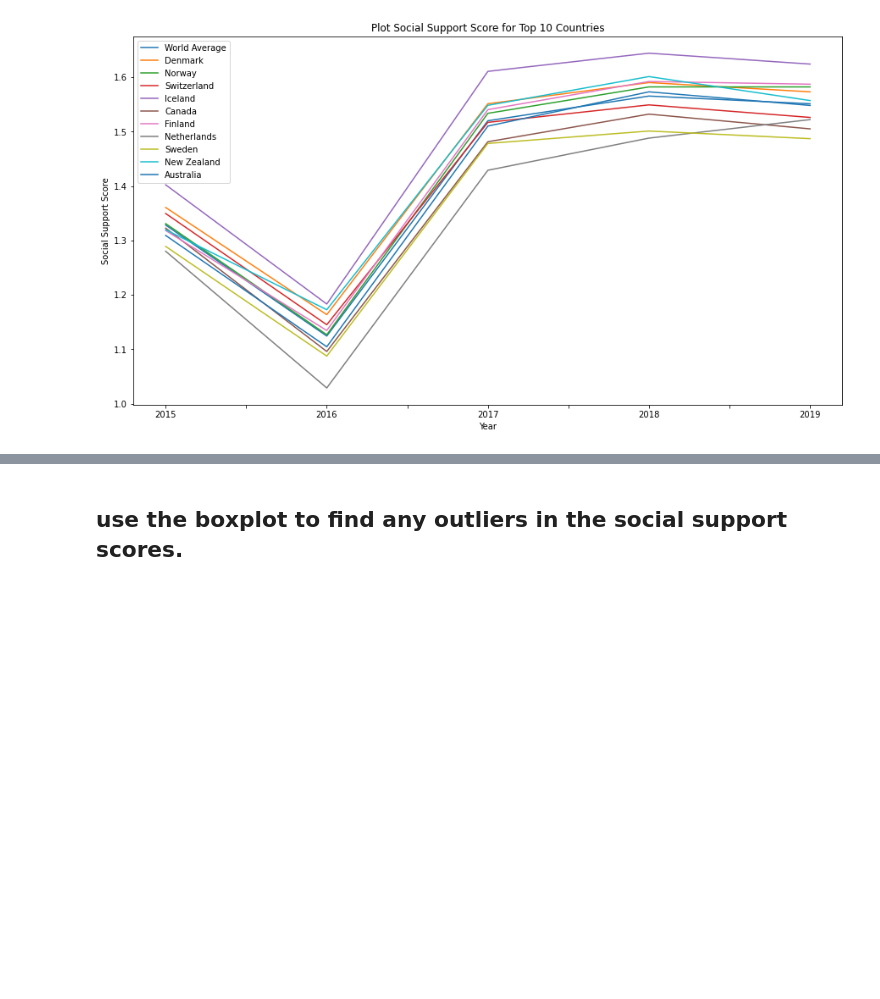
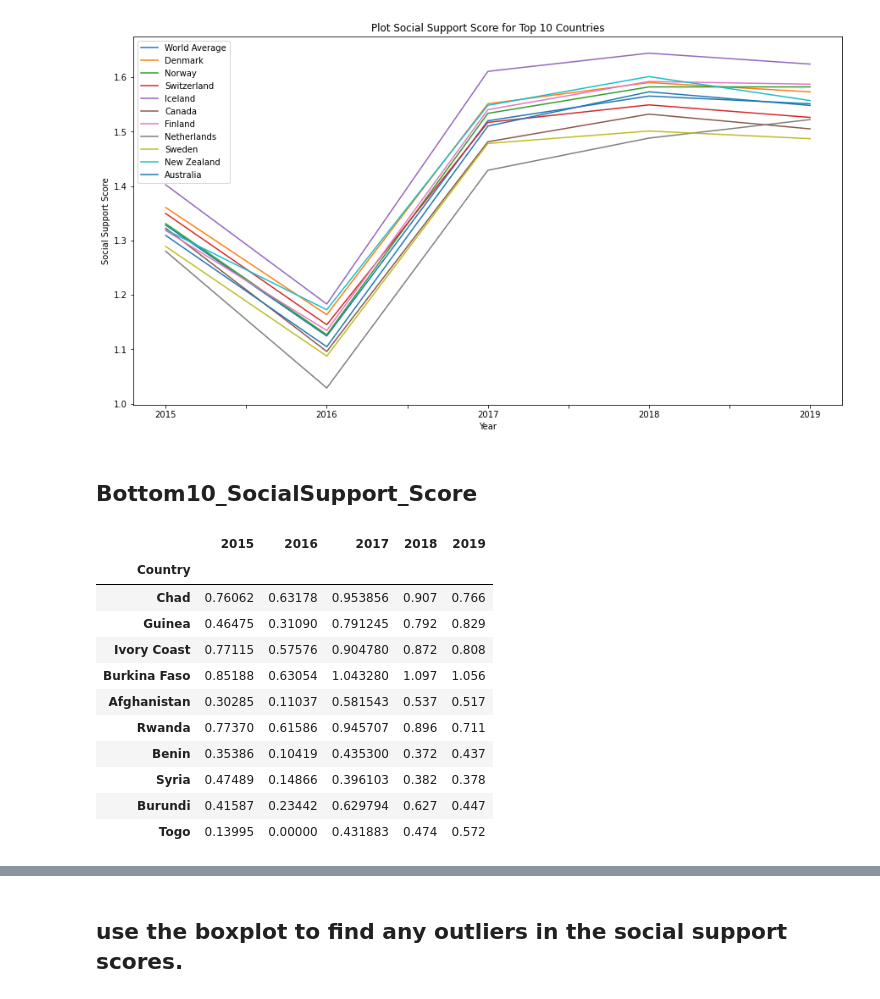
Before and after one commit to reginesgit/Factors-Contributing-to-a-Countrys-Happiness, a Jupyter notebook: family/Family_Final.ipynb, the cells around one changed output, grey strips where cells are left out. Drawn from its saved outputs; the diff is of its cells as text; code cells hidden in the pictures; blank space fills up the shorter version.

```diff
--- a/family/Family_Final.ipynb
+++ b/family/Family_Final.ipynb
@@ -521,3 +525,26 @@ plt.legend()
 plt.show()
 # %% [output]
 [figure]
+# %% [markdown]
+## Bottom10_SocialSupport_Score
+# %%
+support_df = pd.DataFrame(combined_df[["Country","support_2015","support_2016","support_2017","support_2018","support_2019"]])
+# setting Country as index column
+support_df.set_index("Country", inplace = True)
+support_df = support_df.rename(columns={"support_2015":"2015","support_2016":"2016","support_2017":"2017","support_2018":"2018","support_2019":"2019"})
+
+support_bottom10=support_df.tail(10)
+support_bottom10
+# %% [output]
+|  | 2015 | 2016 | 2017 | 2018 | 2019 |
+| Country |  |  |  |  |  |
+| Chad | 0.76062 | 0.63178 | 0.953856 | 0.907 | 0.766 |
+| Guinea | 0.46475 | 0.31090 | 0.791245 | 0.792 | 0.829 |
+| Ivory Coast | 0.77115 | 0.57576 | 0.904780 | 0.872 | 0.808 |
+| Burkina Faso | 0.85188 | 0.63054 | 1.043280 | 1.097 | 1.056 |
+| Afghanistan | 0.30285 | 0.11037 | 0.581543 | 0.537 | 0.517 |
+| Rwanda | 0.77370 | 0.61586 | 0.945707 | 0.896 | 0.711 |
+| Benin | 0.35386 | 0.10419 | 0.435300 | 0.372 | 0.437 |
+| Syria | 0.47489 | 0.14866 | 0.396103 | 0.382 | 0.378 |
+| Burundi | 0.41587 | 0.23442 | 0.629794 | 0.627 | 0.447 |
+| Togo | 0.13995 | 0.00000 | 0.431883 | 0.474 | 0.572 |
```
Also changed, not shown: parts of 6 cells of this notebook, 4 other files.
